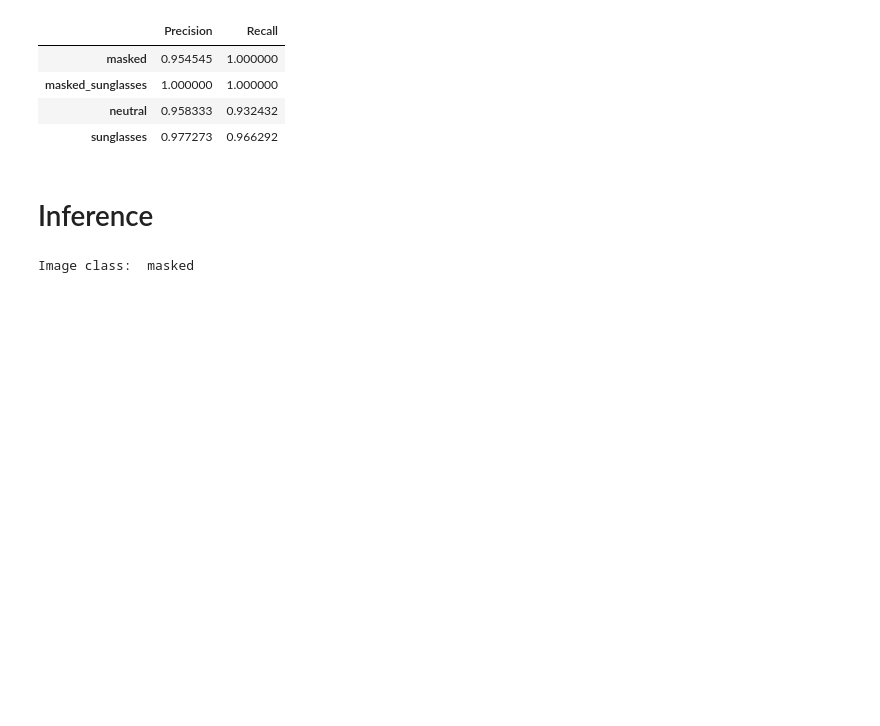
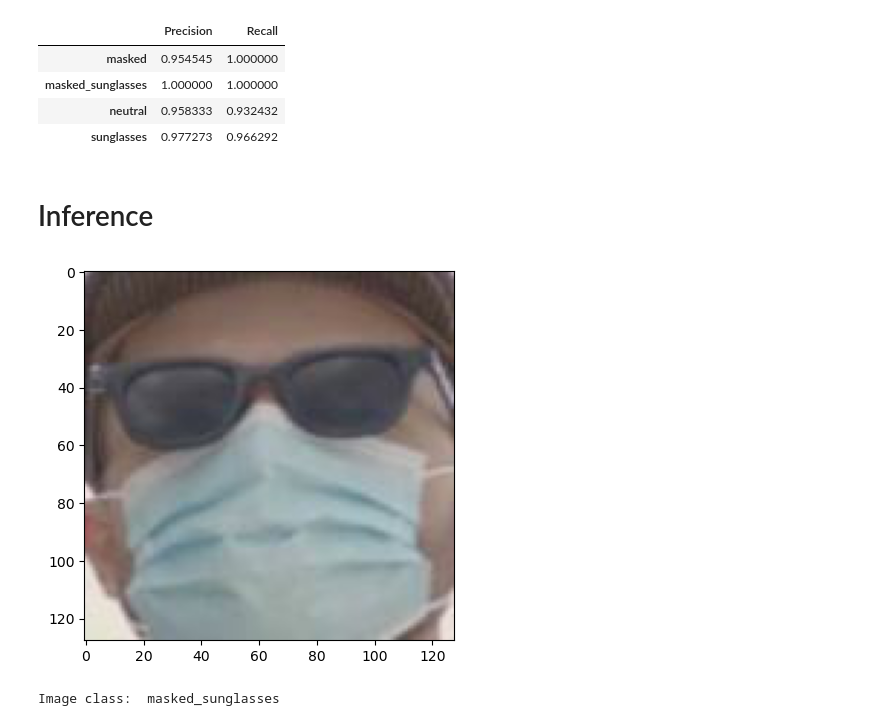
Before and after one commit to Jagyan/Face_Detection_Classification, a Jupyter notebook: classifier/custom-image-classification-with-pytorch.ipynb, the cells around one changed output. Saved outputs shown, nothing was run; the diff lists cells and outputs as text; code cells hidden in the pictures; blank space fills up the shorter version.

```diff
--- a/classifier/custom-image-classification-with-pytorch.ipynb
+++ b/classifier/custom-image-classification-with-pytorch.ipynb
@@ -237,19 +237,23 @@ stats
 # %% [markdown]
 # Inference
 # %%
-model_infer = torch.load("model_9.pth")
+model_infer = torch.load("model_4.pth")
 # %%
 
-img_infer = read_image("../Face_detection/detected/masked_sunglasses/104.jpg", ImageReadMode.RGB).float()
+img_infer = read_image("../Face_detection/detected/masked_sunglasses/16.jpg", ImageReadMode.RGB).float()
+img = plt.imread("../Face_detection/detected/masked_sunglasses/16.jpg")
+imgplot = plt.imshow(img)
+plt.show()
 
 img_infer = img_infer[None, :, : , :]
 # assert img_infer.shape == ()
 result = model_infer(img_infer.to(device))
 out_label = torch.argmax(result, dim=1)
 
 out = out_label.cpu().detach().numpy()
 for key, val in dataset.class_lbl.items():
     if(val == out[0]):
         print("Image class: ", key)
 # %% [output]
+[figure, added]
-Image class:  masked
+Image class:  masked_sunglasses
```
